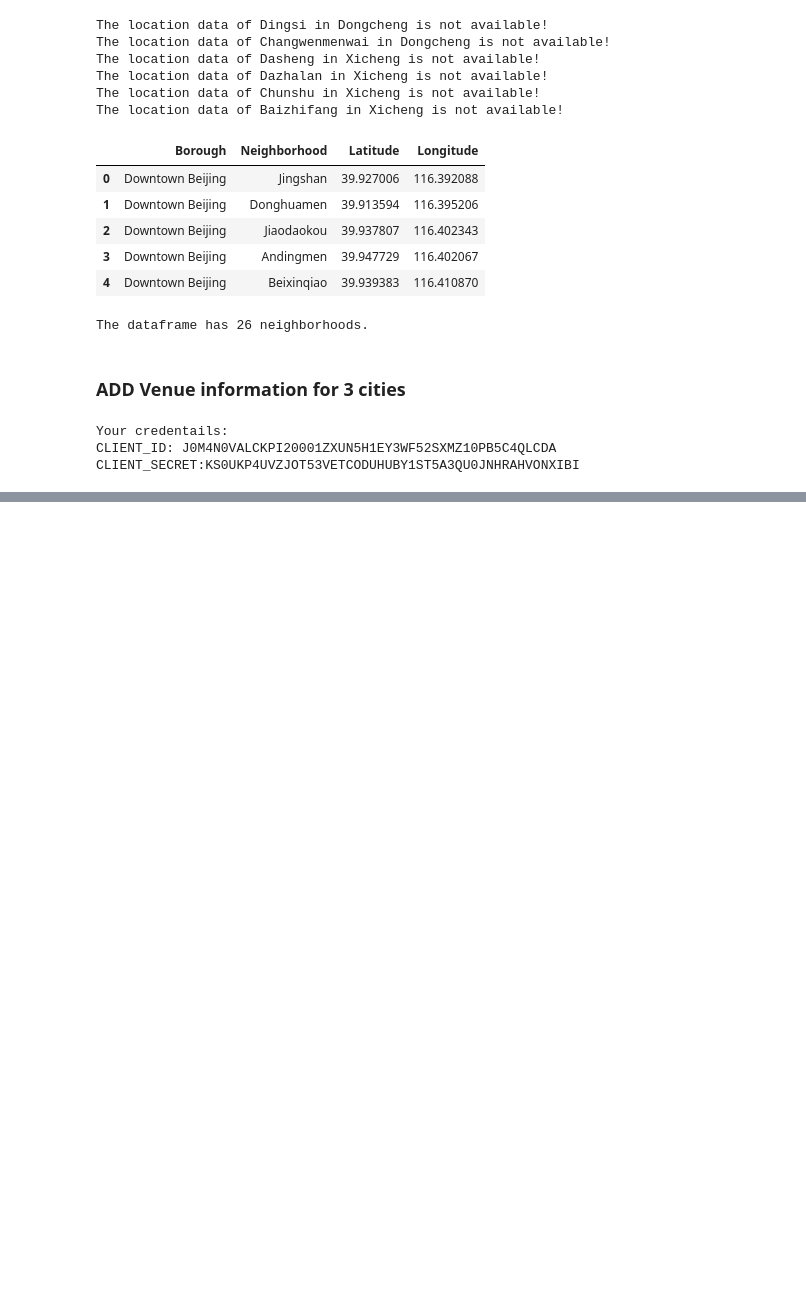
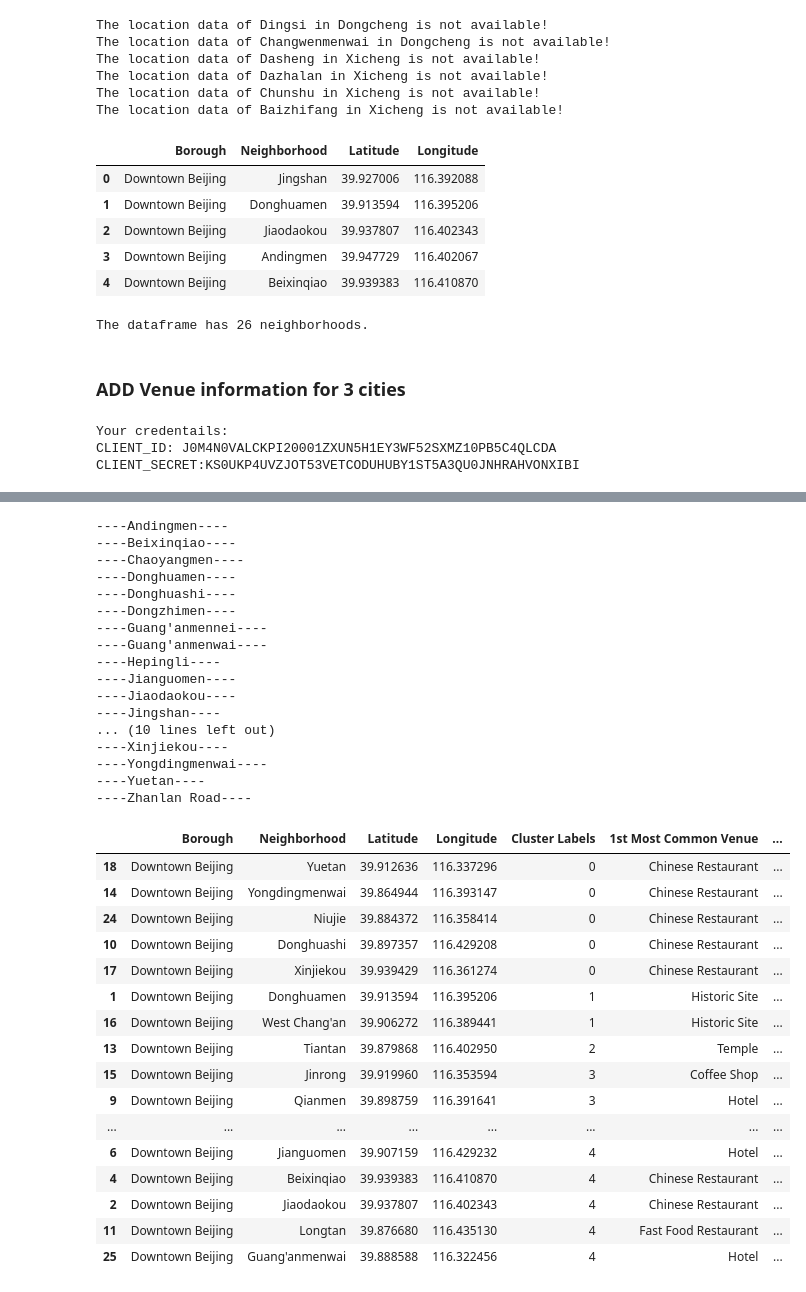
Before and after one commit to ChengyuZhu/Coursera_Capstone, a Jupyter notebook: Comparison of Toronto, New York City, and Beijing.ipynb, the cells around one changed output, grey strips where cells are left out. Drawn from its saved outputs; the diff is of its cells as text; code cells hidden in the pictures; blank space fills up the shorter version.

```diff
--- a/Comparison of Toronto, New York City, and Beijing.ipynb
+++ b/Comparison of Toronto, New York City, and Beijing.ipynb
@@ -756,0 +521,4 @@ merged.loc[merged['Cluster Labels'] == 3, merged.columns[[1] + list(range(5, mer
+# %%
+Beijing_venue = getvenuesdetails(beijing_data)
+Beijing_venue['city'] = 'Beijing'
+Beijing_venue
@@ -756,0 +759,38 @@ merged.loc[merged['Cluster Labels'] == 3, merged.columns[[1] + list(range(5, mer
+# %%
+Beijing_cluster = cluster(Beijing_venue, 5, 3, 5, beijing_data)
+Beijing_cluster
+# %% [output]
+----Andingmen----
+----Beixinqiao----
+----Chaoyangmen----
+----Donghuamen----
+----Donghuashi----
+----Dongzhimen----
+----Guang'anmennei----
+----Guang'anmenwai----
+----Hepingli----
+----Jianguomen----
+----Jiaodaokou----
+----Jingshan----
+... (10 lines left out)
+----Xinjiekou----
+----Yongdingmenwai----
+----Yuetan----
+----Zhanlan Road----
+|  | Borough | Neighborhood | Latitude | Longitude | Cluster Labels | 1st Most Common Venue | ... |
+| 18 | Downtown Beijing | Yuetan | 39.912636 | 116.337296 | 0 | Chinese Restaurant | ... |
+| 14 | Downtown Beijing | Yongdingmenwai | 39.864944 | 116.393147 | 0 | Chinese Restaurant | ... |
+| 24 | Downtown Beijing | Niujie | 39.884372 | 116.358414 | 0 | Chinese Restaurant | ... |
+| 10 | Downtown Beijing | Donghuashi | 39.897357 | 116.429208 | 0 | Chinese Restaurant | ... |
+| 17 | Downtown Beijing | Xinjiekou | 39.939429 | 116.361274 | 0 | Chinese Restaurant | ... |
+| 1 | Downtown Beijing | Donghuamen | 39.913594 | 116.395206 | 1 | Historic Site | ... |
+| 16 | Downtown Beijing | West Chang'an | 39.906272 | 116.389441 | 1 | Historic Site | ... |
+| 13 | Downtown Beijing | Tiantan | 39.879868 | 116.402950 | 2 | Temple | ... |
+| 15 | Downtown Beijing | Jinrong | 39.919960 | 116.353594 | 3 | Coffee Shop | ... |
+| 9 | Downtown Beijing | Qianmen | 39.898759 | 116.391641 | 3 | Hotel | ... |
+| ... | ... | ... | ... | ... | ... | ... | ... |
+| 6 | Downtown Beijing | Jianguomen | 39.907159 | 116.429232 | 4 | Hotel | ... |
+| 4 | Downtown Beijing | Beixinqiao | 39.939383 | 116.410870 | 4 | Chinese Restaurant | ... |
+| 2 | Downtown Beijing | Jiaodaokou | 39.937807 | 116.402343 | 4 | Chinese Restaurant | ... |
+| 11 | Downtown Beijing | Longtan | 39.876680 | 116.435130 | 4 | Fast Food Restaurant | ... |
+| 25 | Downtown Beijing | Guang'anmenwai | 39.888588 | 116.322456 | 4 | Hotel | ... |
```
Also changed, not shown: parts of 41 cells of this notebook.
